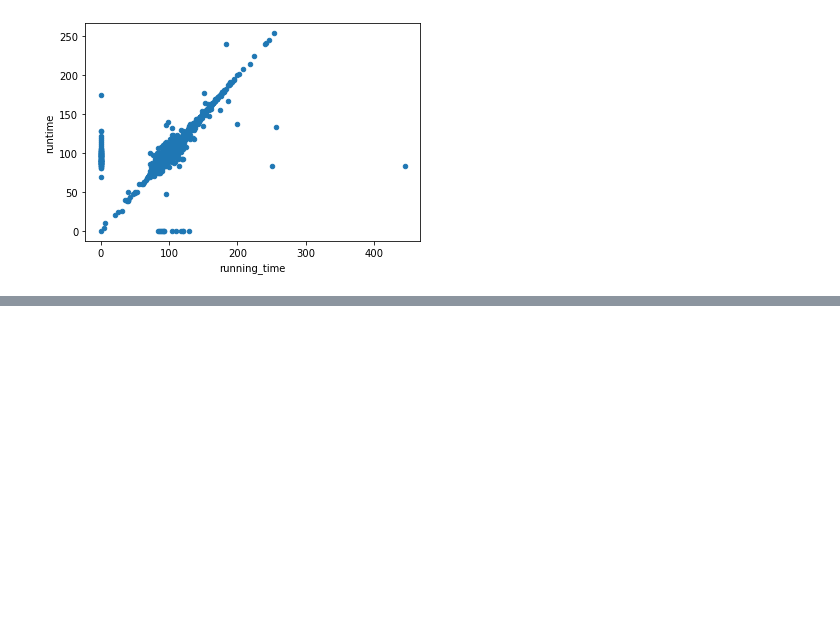
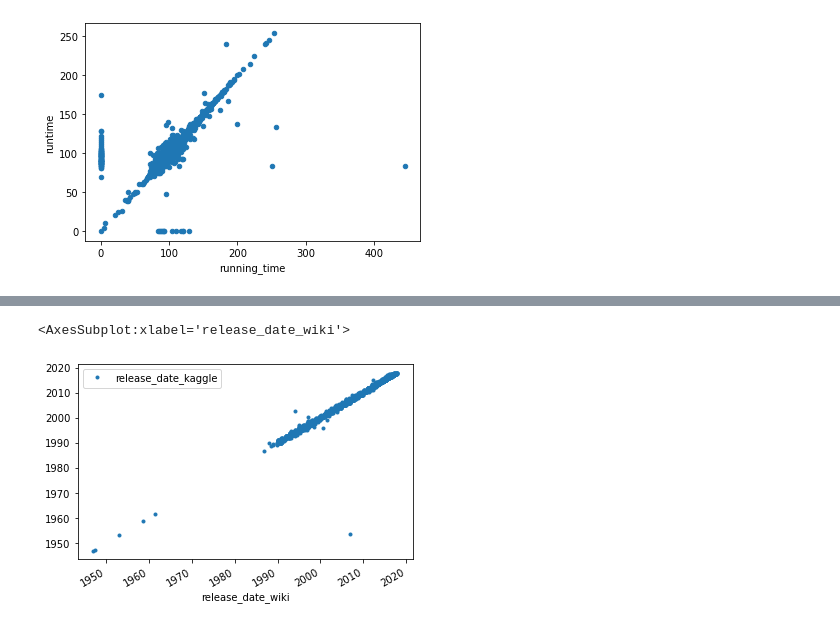
Before and after one commit to ecmorrow1/Movies-ETL, a Jupyter notebook: movies-etl.ipynb, the cells around one changed output, grey strips where cells are left out. Saved outputs shown, nothing was run; the diff lists cells and outputs as text; code cells hidden in the pictures; blank space fills up the shorter version.

```diff
--- a/movies-etl.ipynb
+++ b/movies-etl.ipynb
@@ -999,0 +1024,6 @@ movies_df.fillna(0).plot(x='running_time', y='runtime', kind='scatter')
+# %%
+# Plotting the release_date data as dot-plots in the plot() method to look for comparison
+movies_df[['release_date_wiki','release_date_kaggle']].plot(x='release_date_wiki', y='release_date_kaggle', style='.')
+# %% [output]
+<AxesSubplot:xlabel='release_date_wiki'>
+[figure, added]
```
Also changed, not shown: parts of 19 cells of this notebook.
